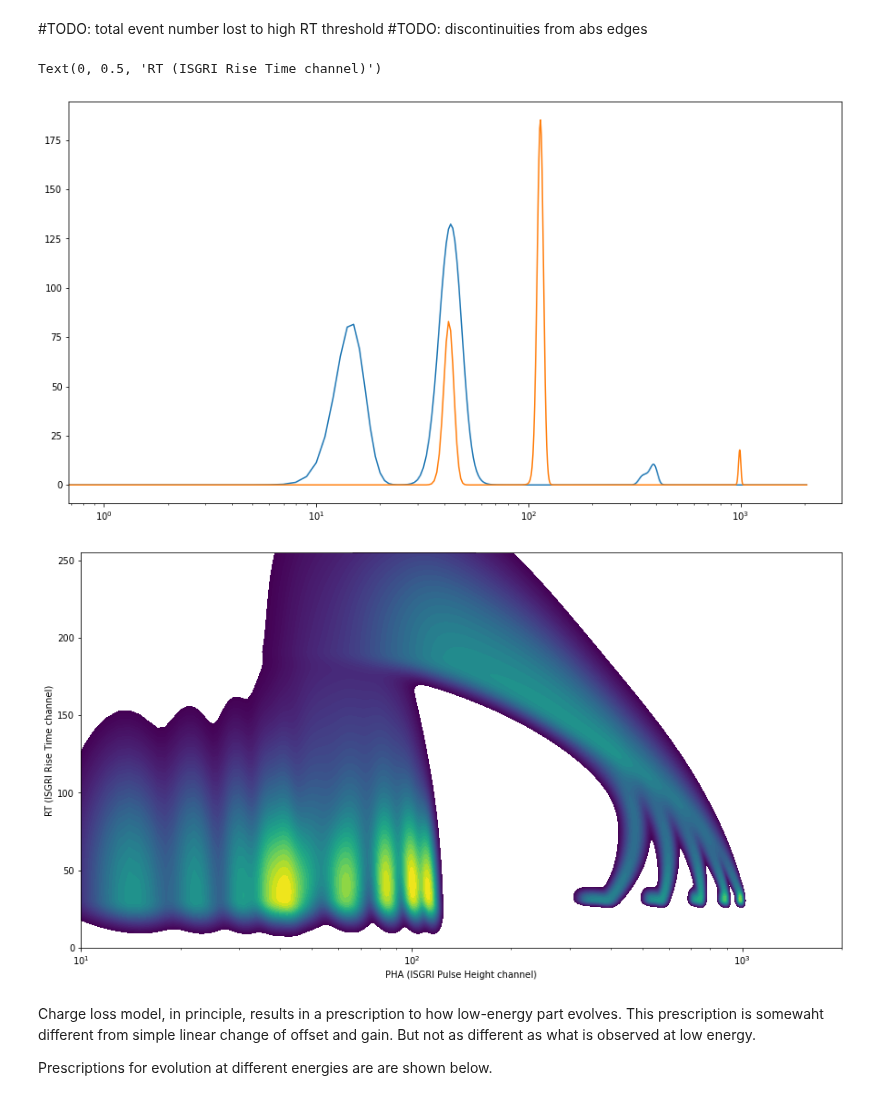
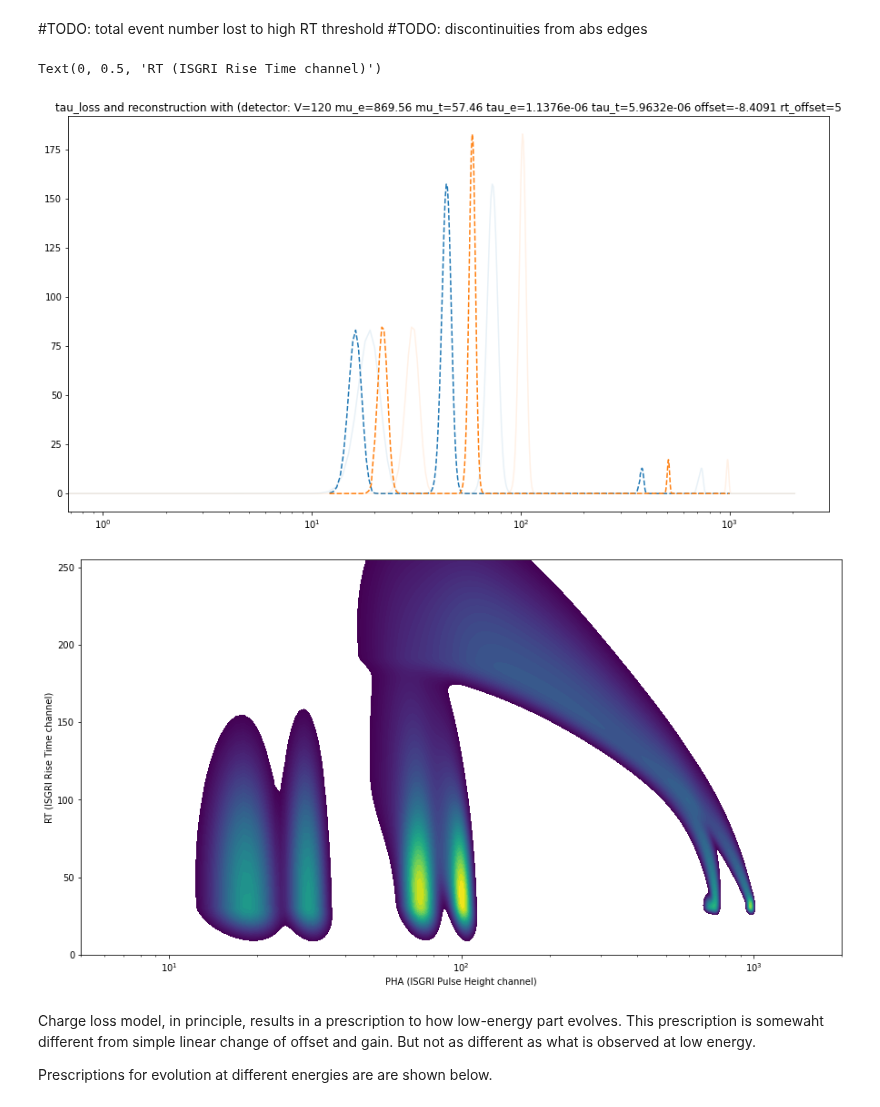
Before and after one commit to volodymyrss/integral-ibis-isgri-le-response, a Jupyter notebook: readme.ipynb, the cells around one changed output. Saved outputs shown, nothing was run; the diff lists cells and outputs as text; code cells hidden in the pictures.

```diff
--- a/readme.ipynb
+++ b/readme.ipynb
@@ -155,0 +157,16 @@ Text(0, 0.5, 'RT (ISGRI Rise Time channel)')
+# %%
+plt.figure(figsize=(15,10))
+
+spec = bip[15:30,:].sum(0)
+
+en_base = i1d_base(pha_2d[0,:])
+
+plt.plot(
+    en_base,
+    spec,
+)
+
+for en in [22, 59, 511, 150]:
+    plt.axvline(en, c='r')
+
+plt.semilogx()
@@ -163,8 +183,9 @@ lrt_lines = []
 
 plt.figure(figsize=(15,8))
 
-for i_loss, tau_loss_factor in enumerate(np.logspace(-1., 0, 5)):
-    det = bipar_model.detector()
+N=2
+for i_loss, tau_loss_factor in enumerate(np.logspace(-0.5, 0, N)):
+    det = det_base.copy()
     det.tau_e = det_base.tau_e * tau_loss_factor
 
     this_loss_bip = np.zeros_like(bip)
@@ -178,40 +199,51 @@ for i_loss, tau_loss_factor in enumerate(np.logspace(-1., 0, 5)):
                 dict(
                     rt1=rt1,
                     rt2=rt2,
                     energy=en,
-                    tau_e=det.tau_e,
+                    det=det,
                     mean_pha=np.sum(pha_2d[0,:]*ltr_bip)/np.sum(ltr_bip),
                     _bip=_bip,
                 )
                 )
 
         this_loss_bip += _bip / np.nanquantile(_bip[_bip>_bip.max()/100].flatten(), 0.5)
 
     bip += this_loss_bip
 
-    if i_loss % 4 == 0:
+    if i_loss % (N-1) == 0:
+        c=plt.plot(
+            pha_2d[0,:],
+            this_loss_bip[15:30,:].sum(0),
+            alpha=0.1
+        )[0].get_color()
+
         plt.plot(
-            pha_2d[0,:],
-            this_loss_bip[15:30,:].sum(0)
+            en_base,
+            this_loss_bip[15:30,:].sum(0),
+            ls="--",
+            c=c
         )
+
+
+plt.title(f'tau_loss and reconstruction with {det_base}')
 
 plt.semilogx()
 
 plt.figure(figsize=(15, 8))
 plt.contourf(pha_2d, rt_2d, bip**0.5, levels=np.logspace(-1, 0)*np.nanmax(bip**0.5))
 
 plt.semilogx()
-plt.xlim([10, 2000])
+plt.xlim([5, 2000])
 
 plt.xlabel('PHA (ISGRI Pulse Height channel)')
 plt.ylabel('RT (ISGRI Rise Time channel)')
 
 # for vl in vlines:
 #     plt.axvline(vl)
 # %% [output]
 Text(0, 0.5, 'RT (ISGRI Rise Time channel)')
-[figure, old version]
+[figure, new version]
-[figure, old version]
+[figure, new version]
 # %% [markdown]
 Charge loss model, in principle, results in a prescription to how low-energy part evolves. This prescription is somewaht different from simple linear change of offset and gain. But not as different as what is observed at low energy.
 
```
Also changed, not shown: parts of 13 cells of this notebook.
